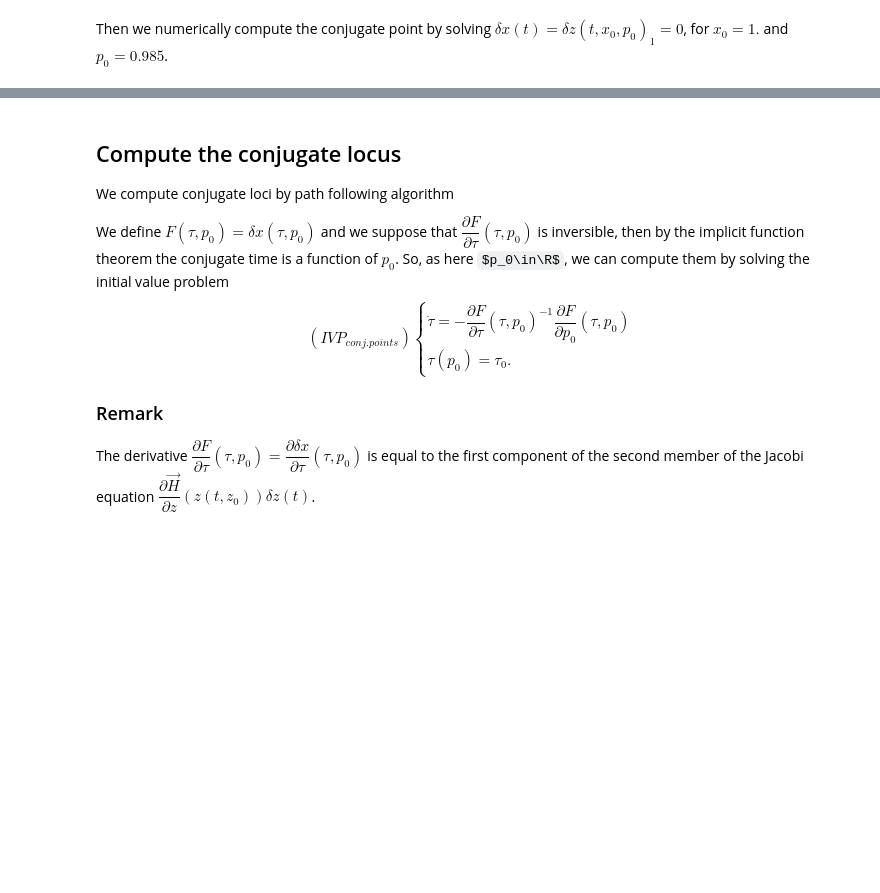
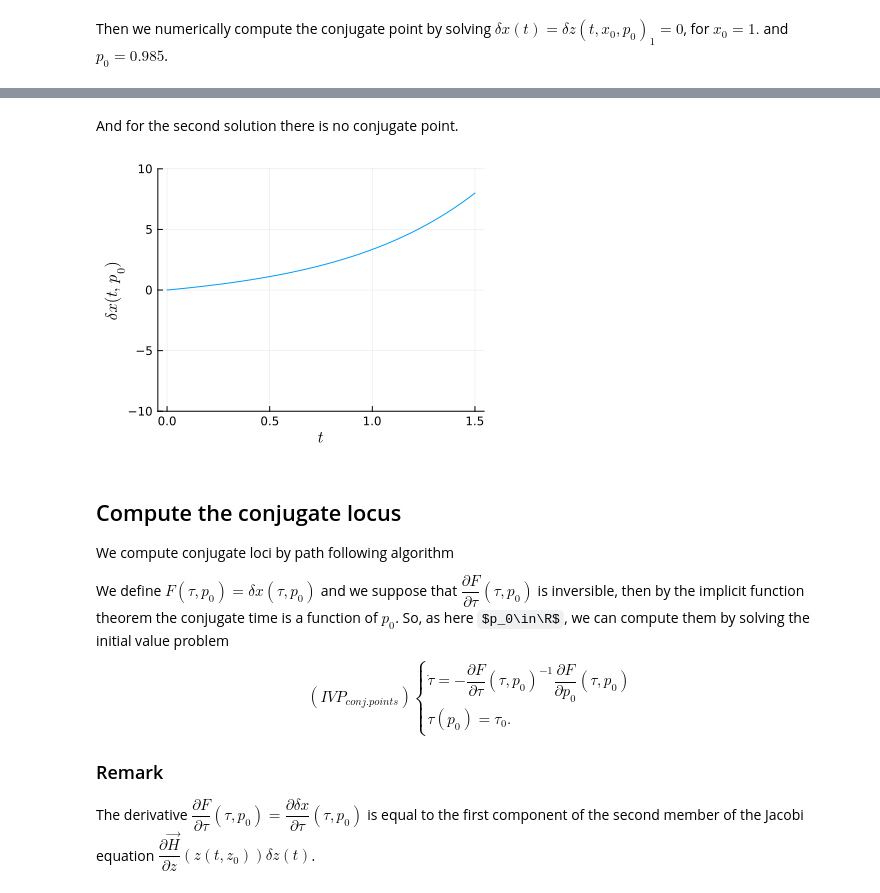
Before and after one commit to control-toolbox/Kupka, a Jupyter notebook: min-area.ipynb, the cells around one changed output, grey strips where cells are left out. Cells and saved outputs as stored; diff of their text form; code cells hidden in the pictures; some formulas as TeX source; blank space fills up the shorter version.

```diff
--- a/min-area.ipynb
+++ b/min-area.ipynb
@@ -204,3 +273,21 @@ For p0 = -0.985 tau_0 = 0.5172893134154228
+# %% [markdown]
+And for the second solution there is no conjugate point.
+# %%
+p0 = sol2_p0
+tf=1.5
+N = 100
+tspan = range(t0, tf, N) # time interval
+
+δx = jacobi_flow.(tspan, p0)
+
+plt_conj1 = plot()
+plot!(plt_conj1, tspan, δx)  # as n=1 the det(δx) = δx
+plot!(plt_conj1, xlabel=L"t", ylabel=L"\delta x(t,p_0)", legend=false, ylims=(-10.,10.), size=(400,300))
+
+Plots.pdf(plt_conj1, "./fig-example1/fig2bis_example1.pdf")
+plot(plt_conj1)
+# %% [output]
+[figure, added]
 # %% [markdown]
 ## Compute the conjugate locus
 
```
Also changed, not shown: parts of 10 cells of this notebook, 6 other files.
